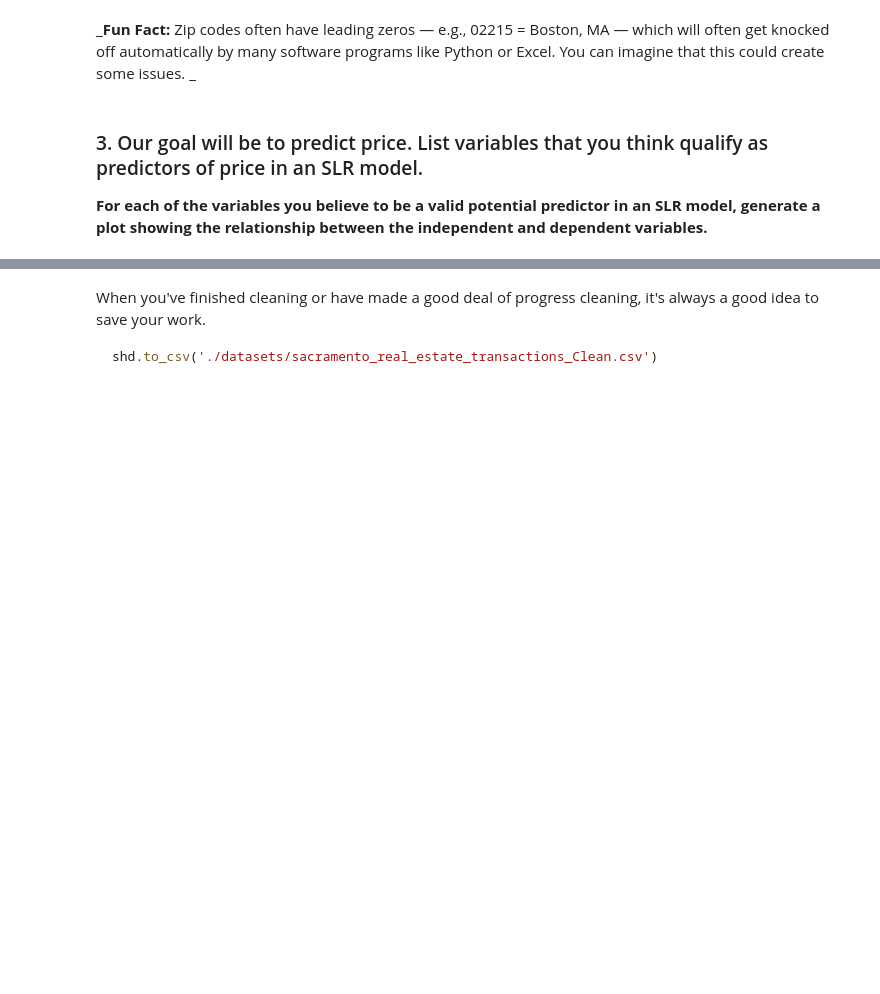
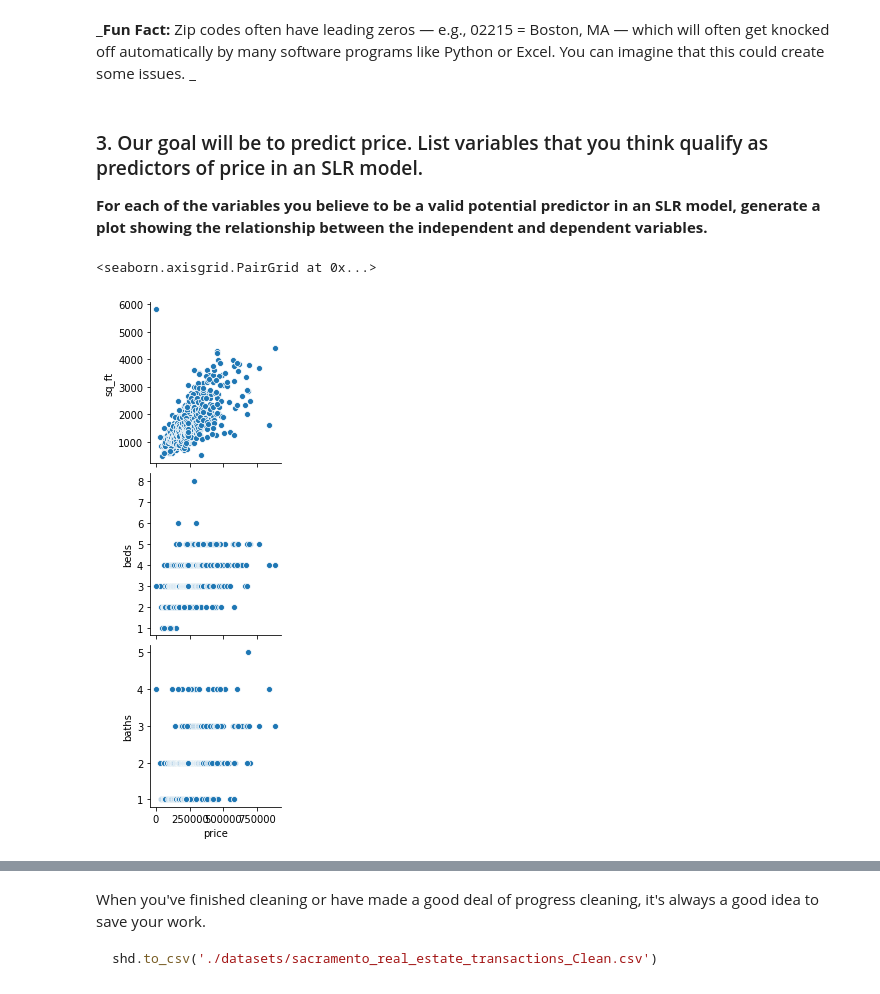
Before and after one commit to ersingt/GA, a Jupyter notebook: labs/3.01-lab-linear-regression-master/linear-regression-sacramento.ipynb, the cells around one changed output, grey strips where cells are left out. Drawn from its saved outputs; the diff is of its cells as text; code cells hidden in the pictures; blank space fills up the shorter version.

```diff
--- a/labs/3.01-lab-linear-regression-master/linear-regression-sacramento.ipynb
+++ b/labs/3.01-lab-linear-regression-master/linear-regression-sacramento.ipynb
@@ -78,0 +108,7 @@ ModuleNotFoundError: No module named 'missingno'
+# %%
+# Looks like there are some negative sqft and price values.
+# remove second unferscore from sqft variable
+df.rename(columns= {'sq__ft':'sq_ft'}, inplace = True)
+# %%
+# drop if sq_ft = 0
+df = df[df.sq_ft > 0]
@@ -86,0 +130,10 @@ _**Fun Fact:** Zip codes often have leading zeros — e.g., 02215 = Boston, MA
+# %%
+# A:
+features = ['sq_ft','beds','baths']
+
+X = df[features]
+
+sns.pairplot(df, x_vars=['price'], y_vars=features)
+# %% [output]
+<seaborn.axisgrid.PairGrid at 0x...>
+[figure, added]
```
Also changed, not shown: parts of 46 cells of this notebook.
